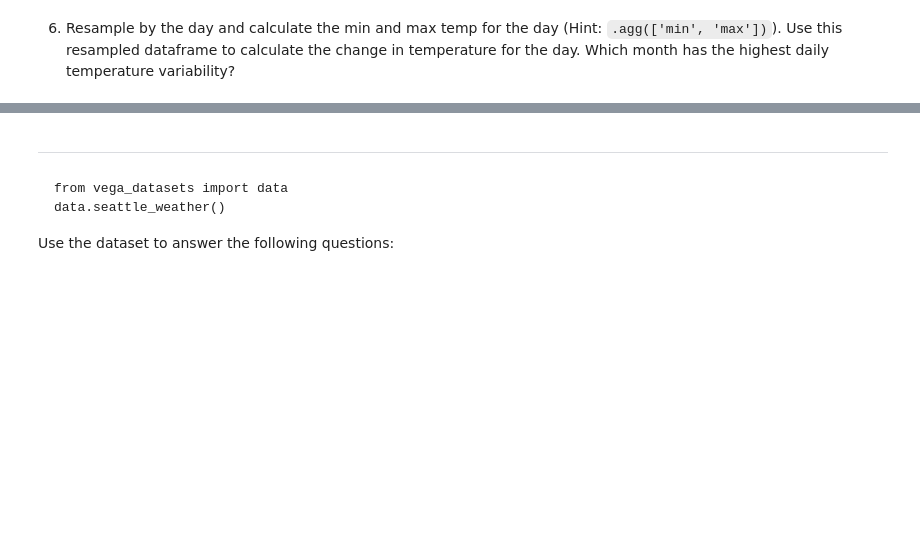
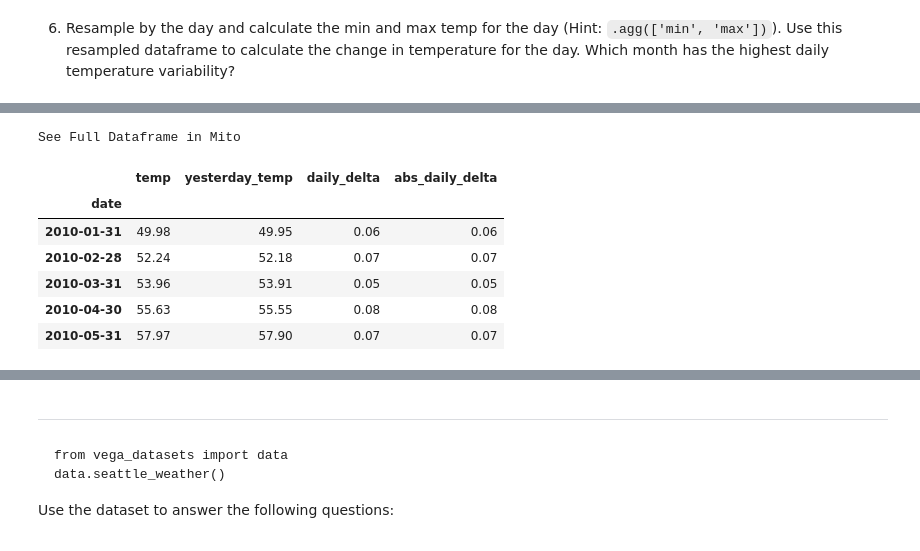
Before and after one commit to Jared-Godar/time-series-exercises, a Jupyter notebook: time_series_exercises.ipynb, the cells around one changed output, grey strips where cells are left out. Cells and saved outputs as stored; diff of their text form; code cells hidden in the pictures; blank space fills up the shorter version.

```diff
--- a/time_series_exercises.ipynb
+++ b/time_series_exercises.ipynb
@@ -38,0 +151,4 @@ to some more datasets:</p>
+# %%
+day['yesterday_temp']=day.temp.shift(1)
+# %%
+day['daily_delta']=day.temp-day.yesterday_temp
@@ -38,0 +166,15 @@ to some more datasets:</p>
+# %%
+month = day.resample('M').mean()
+# %%
+month['abs_daily_delta']=abs(month.daily_delta)
+# %%
+month.head()
+# %% [output]
+See Full Dataframe in Mito
+|  | temp | yesterday_temp | daily_delta | abs_daily_delta |
+| date |  |  |  |  |
+| 2010-01-31 | 49.98 | 49.95 | 0.06 | 0.06 |
+| 2010-02-28 | 52.24 | 52.18 | 0.07 | 0.07 |
+| 2010-03-31 | 53.96 | 53.91 | 0.05 | 0.05 |
+| 2010-04-30 | 55.63 | 55.55 | 0.08 | 0.08 |
+| 2010-05-31 | 57.97 | 57.90 | 0.07 | 0.07 |
```
Also changed, not shown: parts of 20 cells of this notebook.
